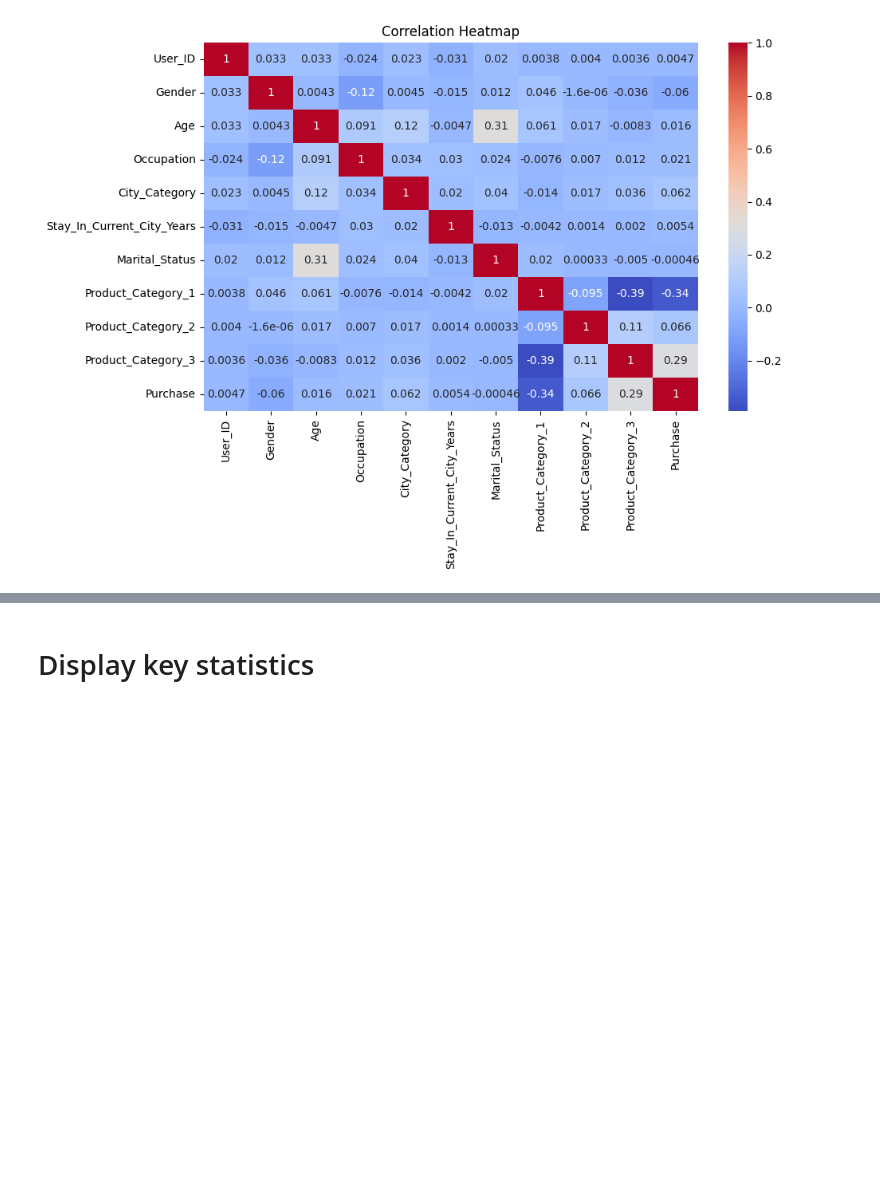
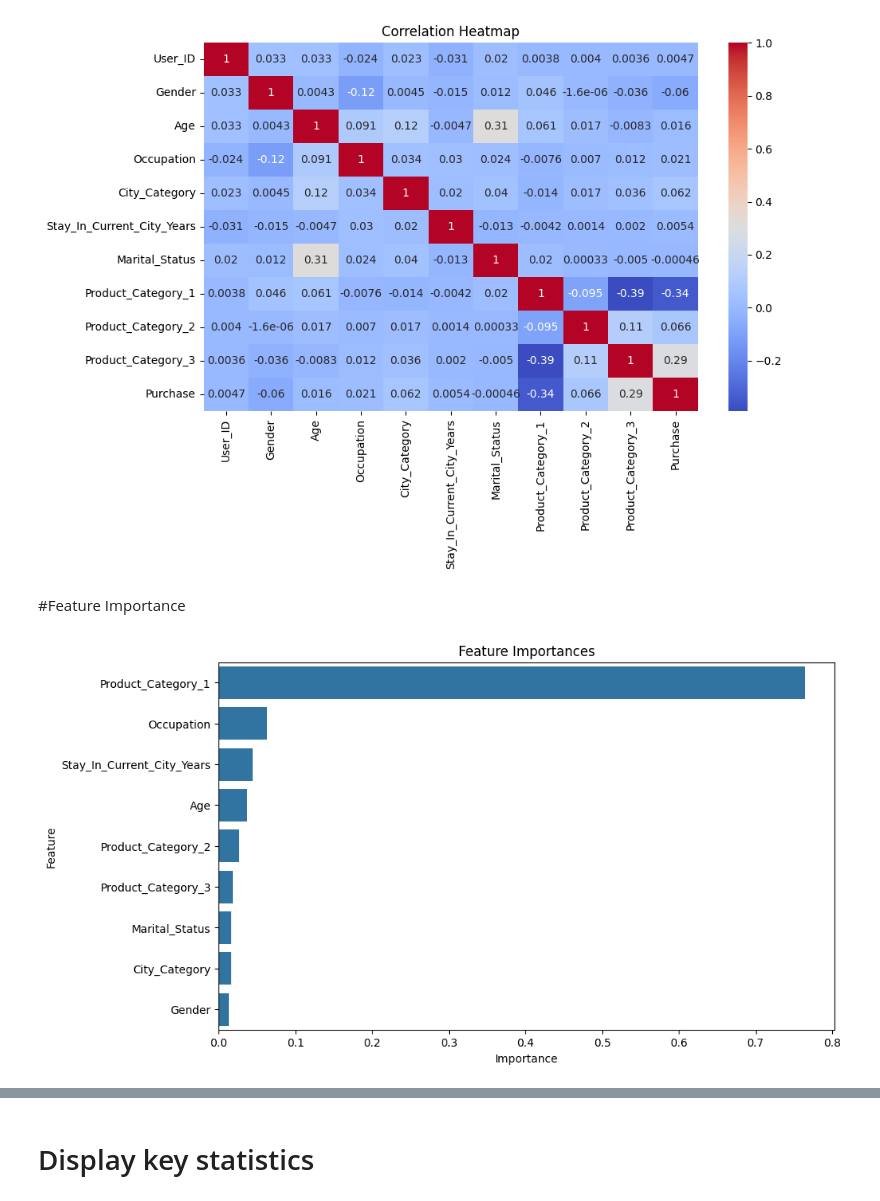
Before and after one commit to uygararas/ie423, a Jupyter notebook: task3.ipynb, the cells around one changed output, grey strips where cells are left out. Saved outputs shown, nothing was run; the diff lists cells and outputs as text; code cells hidden in the pictures; blank space fills up the shorter version.

```diff
--- a/task3.ipynb
+++ b/task3.ipynb
@@ -53,0 +53,9 @@ X_train, X_test, y_train, y_test = train_test_split(X_imputed_df, y, test_size=0
+# %%
+# Select numeric features
+cols_num = [col for col in X.columns if X[col].dtype in ['int64', 'float64']]
+Xnum = X[cols_num]
+
+# Handle missing values using SimpleImputer
+imputer = SimpleImputer(strategy='constant', fill_value=-1)
+Xnum_imputed = imputer.fit_transform(Xnum)
+Xnum_imputed_df = pd.DataFrame(Xnum_imputed, columns=Xnum.columns)
@@ -54,3 +64,5 @@ X_train, X_test, y_train, y_test = train_test_split(X_imputed_df, y, test_size=0
+# %%
+Xnum_train, Xnum_test, y_train, y_test = train_test_split(Xnum_imputed_df, y, train_size=0.8, test_size=0.2, random_state=1)
 # %% [markdown]
 # Function for building and scoring Random Forest models
 # %%
@@ -72,7 +80,0 @@ Mean Absolute Error: 2227.403851233574
-# %%
-# Select numeric features
-cols_num = [col for col in X.columns if X[col].dtype in ['int64', 'float64']]
-Xnum = X[cols_num]
-
-# Split numeric features into training and test sets
-Xnum_train, Xnum_test, y_train, y_test = train_test_split(Xnum,y,train_size=0.8, test_size=0.2,random_state=1)
@@ -139,3 +134,21 @@ plt.title('Correlation Heatmap')
 plt.show()
 # %% [output]
 [figure]
+# %% [markdown]
+#Feature Importance
+# %%
+# Feature Importance
+model = RandomForestRegressor(random_state=1)
+model.fit(Xnum_train, y_train)
+importances = model.feature_importances_
+feature_names = Xnum_train.columns
+feature_importances = pd.Series(importances, index=feature_names).sort_values(ascending=False)
+
+plt.figure(figsize=(10, 6))
+sns.barplot(x=feature_importances, y=feature_importances.index)
+plt.title('Feature Importances')
+plt.xlabel('Importance')
+plt.ylabel('Feature')
+plt.show()
+# %% [output]
+[figure, added]
```
Also changed, not shown: parts of 24 cells of this notebook.
